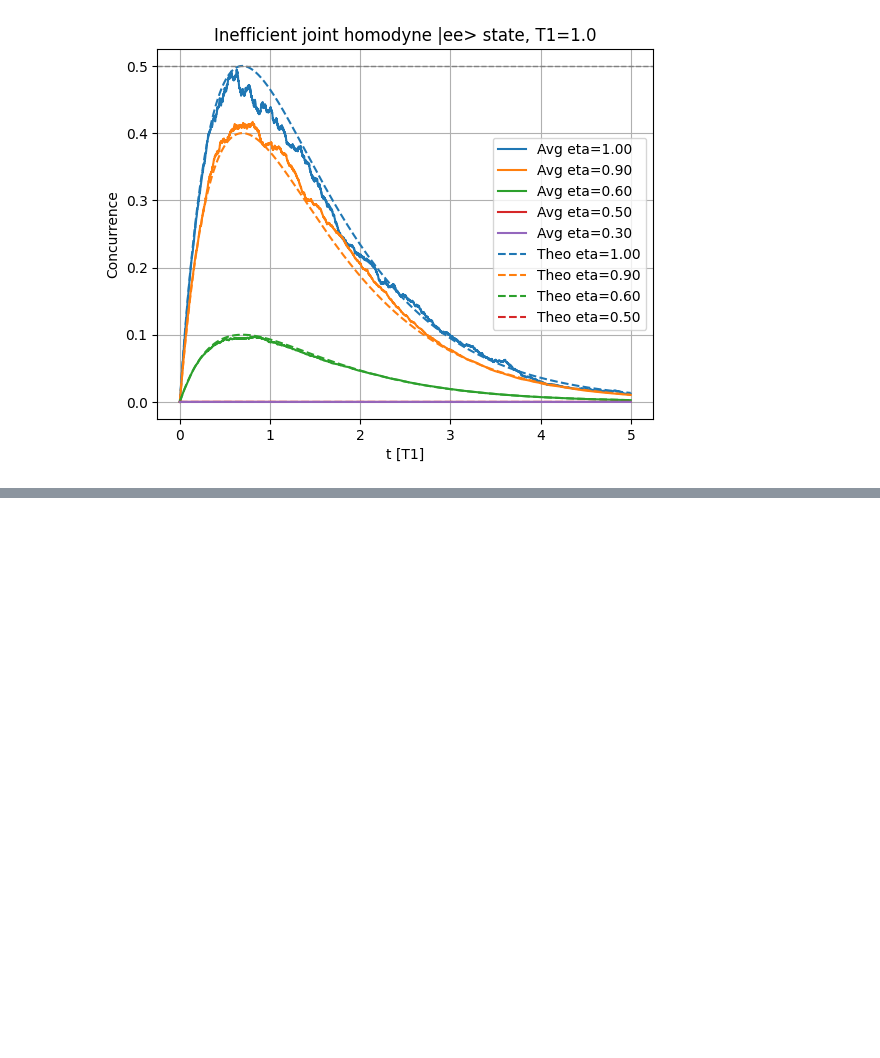
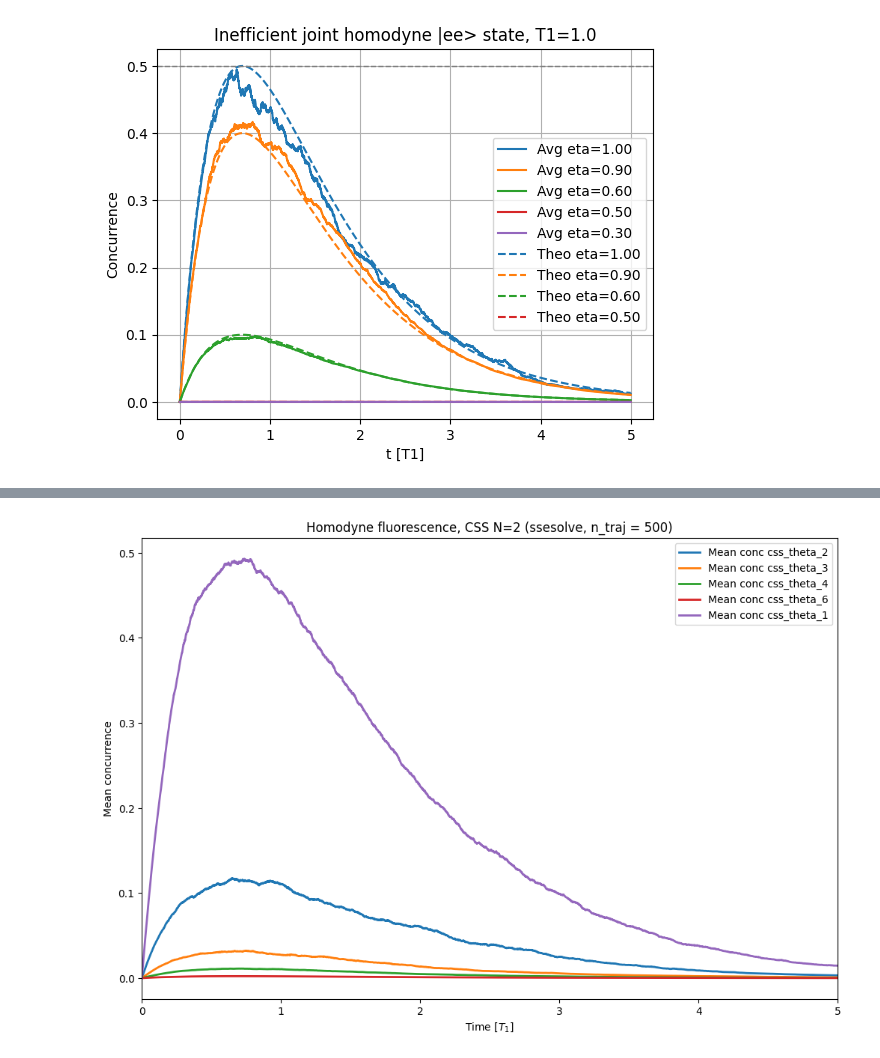
Before and after one commit to ErCampa99/Stochastic_Master_Thesis, a Jupyter notebook: Codes/Joint_homodyne_fluorescence.ipynb, the cells around one changed output, grey strips where cells are left out. Cells and saved outputs as stored; diff of their text form; code cells hidden in the pictures; blank space fills up the shorter version.

```diff
--- a/Codes/Joint_homodyne_fluorescence.ipynb
+++ b/Codes/Joint_homodyne_fluorescence.ipynb
@@ -249,0 +225,4 @@ plt.show()
+# %%
+def css_2(theta, phi):
+    single_qubit = (np.sin(theta/2) * basis(2,0) + np.exp(1j*phi) * np.cos(theta/2) * basis(2,1))
+    return tensor(single_qubit, single_qubit)
@@ -249,0 +309,16 @@ plt.show()
+# %%
+plt.figure(figsize=(12,8))
+
+
+for state in my_name_states:
+    line_sim, = plt.plot(times/T_1, hom_dfs[f"{state}"]['mean'], label=f"Mean conc {state}", linewidth=2)
+    #plt.plot(times/T_1, theory, '--', label=f"Theo conc", color=line_sim.get_color(), alpha=0.5, linewidth=2)
+
+plt.xlim(0, 5)
+plt.xlabel(r"Time [$T_1$]")
+plt.ylabel("Mean concurrence")
+plt.title(f"Homodyne fluorescence, CSS N=2 (ssesolve, n_traj = {ntraj})")
+plt.legend()
+plt.show()
+# %% [output]
+[figure, added]
```
Also changed, not shown: parts of 7 cells of this notebook, 10 other files.
